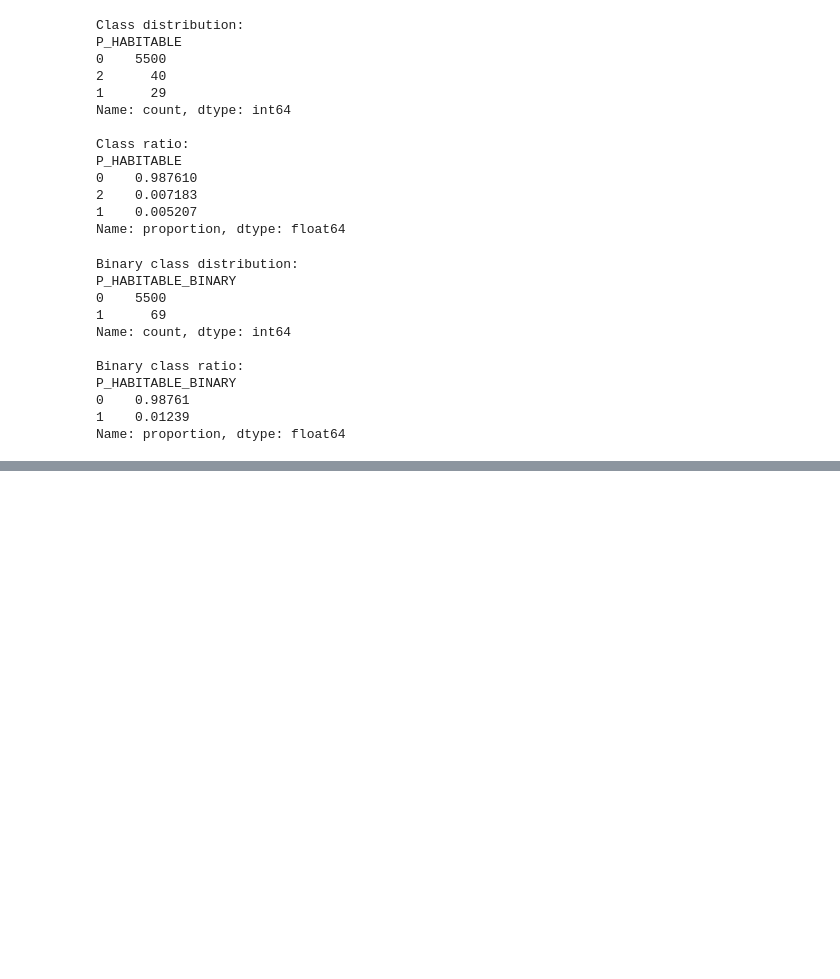
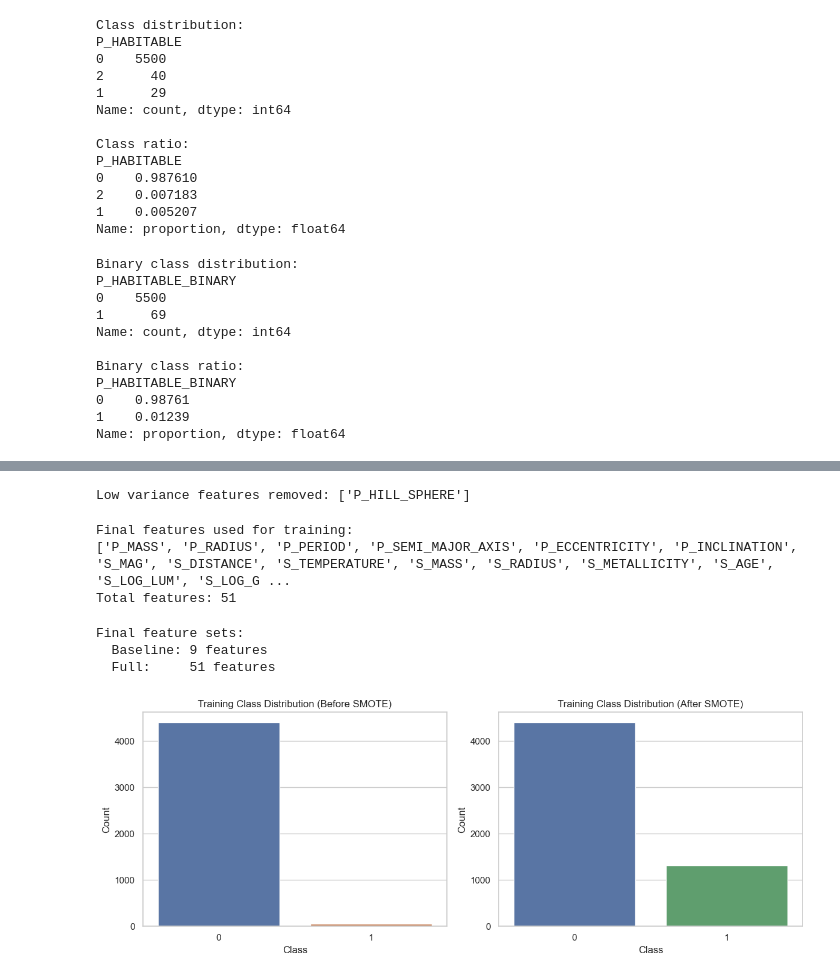
Before and after one commit to varshini-nandula/exohabitai, a Jupyter notebook: exoplanets.ipynb, the cells around one changed output, grey strips where cells are left out. Saved outputs shown, nothing was run; the diff lists cells and outputs as text; code cells hidden in the pictures; blank space fills up the shorter version.

```diff
--- a/exoplanets.ipynb
+++ b/exoplanets.ipynb
@@ -1203,0 +291,4 @@ PIPELINE TYPE: <class 'sklearn.pipeline.Pipeline'>
+# %%
+# Separate numerical and categorical columns from the raw split
+num_cols_in_data = [c for c in numerical_cols if c in X_train_raw.columns]
+cat_cols_in_data = [c for c in categorical_cols if c in X_train_raw.columns]
@@ -1203,0 +343,34 @@ PIPELINE TYPE: <class 'sklearn.pipeline.Pipeline'>
+# %%
+# Variance threshold
+selector = VarianceThreshold(threshold=0.01)
+selector.fit(X_train_num)
+kept_mask = selector.get_support()
+kept_num_cols = [c for c, keep in zip(num_cols_in_data, kept_mask) if keep]
+dropped_cols = [c for c, keep in zip(num_cols_in_data, kept_mask) if not keep]
+print(f"Low variance features removed: {dropped_cols}")
+# %% [output]
+Low variance features removed: ['P_HILL_SPHERE']
+# %%
+X_train_num = X_train_num[kept_num_cols]
+X_test_num = X_test_num[kept_num_cols]
+# %%
+# One-Hot Encoding
+encoder = OneHotEncoder(sparse_output=False, handle_unknown='ignore')
+train_encoded = encoder.fit_transform(X_train_cat)
+test_encoded = encoder.transform(X_test_cat)
+encoded_cols = encoder.get_feature_names_out()
+
+X_train_encoded = pd.DataFrame(train_encoded, columns=encoded_cols, index=X_train_raw.index)
+X_test_encoded = pd.DataFrame(test_encoded, columns=encoded_cols, index=X_test_raw.index)
+# %%
+# Combine numerical + encoded categorical
+X_train_full = pd.concat([X_train_num, X_train_encoded], axis=1)
+X_test_full = pd.concat([X_test_num, X_test_encoded], axis=1)
+# %%
+print("\nFinal features used for training:")
+print(X_train_full.columns.tolist())
+print(f"Total features: {len(X_train_full.columns)}")
+# %% [output]
+Final features used for training:
+['P_MASS', 'P_RADIUS', 'P_PERIOD', 'P_SEMI_MAJOR_AXIS', 'P_ECCENTRICITY', 'P_INCLINATION', 'S_MAG', 'S_DISTANCE', 'S_TEMPERATURE', 'S_MASS', 'S_RADIUS', 'S_METALLICITY', 'S_AGE', 'S_LOG_LUM', 'S_LOG_G ...
+Total features: 51
@@ -1203,0 +382,32 @@ PIPELINE TYPE: <class 'sklearn.pipeline.Pipeline'>
+# %%
+print(f"\nFinal feature sets:")
+print(f"  Baseline: {X_train_base.shape[1]} features")
+print(f"  Full:     {X_train_full.shape[1]} features")
+# %% [output]
+Final feature sets:
+  Baseline: 9 features
+  Full:     51 features
+# %%
+# Visualization: class distribution before vs after SMOTE
+smote_for_plot = SMOTE(sampling_strategy=0.3, k_neighbors=5, random_state=42)
+_, y_train_smote_plot = smote_for_plot.fit_resample(X_train_full, y_train)
+
+before_smote_counts = y_train.value_counts().sort_index()
+after_smote_counts = pd.Series(y_train_smote_plot).value_counts().sort_index()
+
+fig, axes = plt.subplots(1, 2, figsize=(12, 5))
+sns.barplot(x=before_smote_counts.index, y=before_smote_counts.values, ax=axes[0], palette=['#4C72B0', '#DD8452'])
+axes[0].set_title('Training Class Distribution (Before SMOTE)')
+axes[0].set_xlabel('Class')
+axes[0].set_ylabel('Count')
+
+sns.barplot(x=after_smote_counts.index, y=after_smote_counts.values, ax=axes[1], palette=['#4C72B0', '#55A868'])
+axes[1].set_title('Training Class Distribution (After SMOTE)')
+axes[1].set_xlabel('Class')
+axes[1].set_ylabel('Count')
+
+plt.tight_layout(rect=[0, 0.03, 1, 0.95])
+plt.show()
+plt.close()
+# %% [output]
+[figure, added]
```
Also changed, not shown: parts of 140 cells of this notebook, 1 other file.
